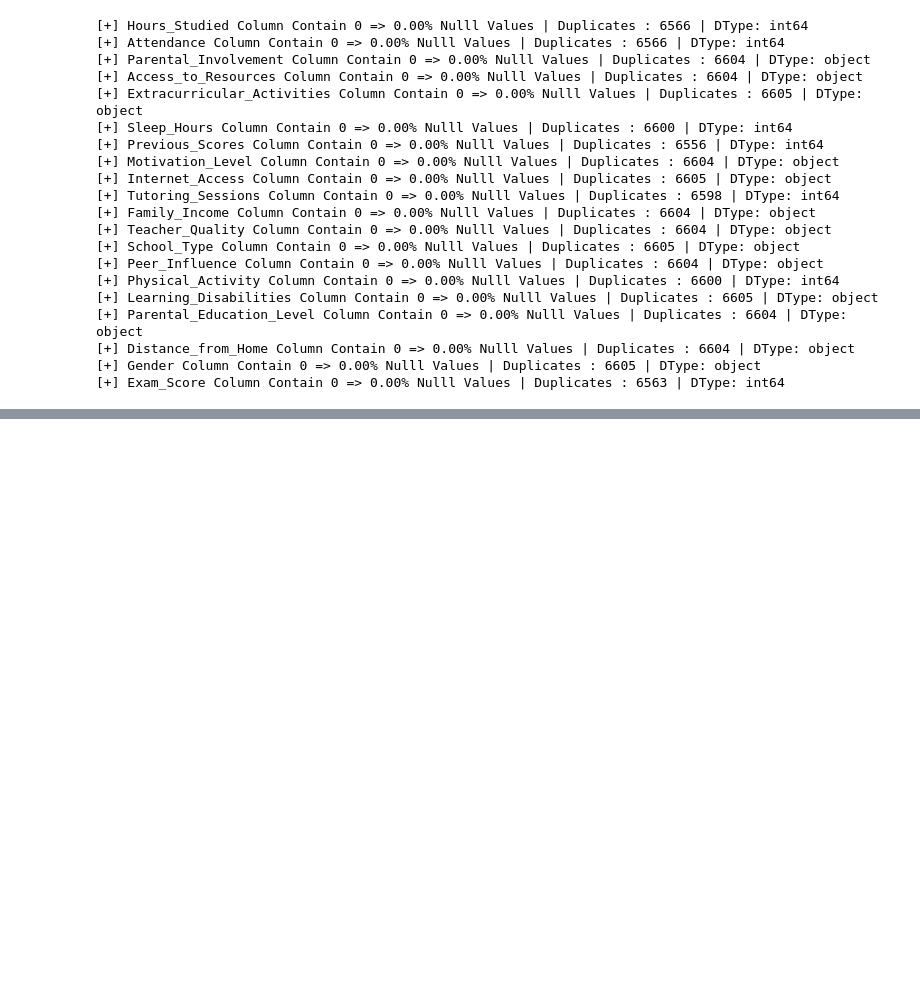
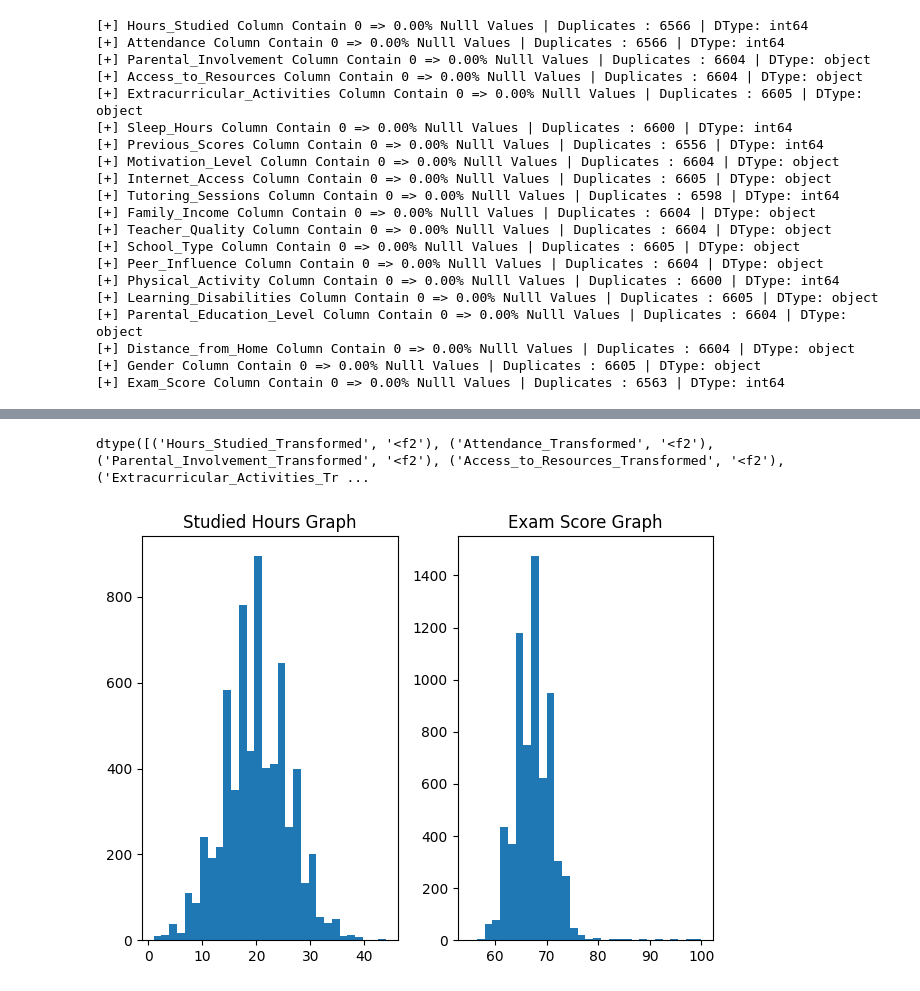
Before and after one commit to Gho-byte/EduPredict, a Jupyter notebook: NoteBooks/EduPredict_transform_dataset.ipynb, the cells around one changed output, grey strips where cells are left out. Cells and saved outputs as stored; diff of their text form; code cells hidden in the pictures; blank space fills up the shorter version.

Commit message:
feat: complate clean | transform phases

```diff
--- a/NoteBooks/EduPredict_transform_dataset.ipynb
+++ b/NoteBooks/EduPredict_transform_dataset.ipynb
@@ -170,0 +203,4 @@ transformed_df.to_csv('transformed_df.csv', index=False, index_label=False, enco
+# %%
+dt
+# %% [output]
+dtype([('Hours_Studied_Transformed', '<f2'), ('Attendance_Transformed', '<f2'), ('Parental_Involvement_Transformed', '<f2'), ('Access_to_Resources_Transformed', '<f2'), ('Extracurricular_Activities_Tr ...
@@ -170,0 +214,13 @@ transformed_df.to_csv('transformed_df.csv', index=False, index_label=False, enco
+# %%
+fig, (ax1, ax2) = plt.subplots(1, 2)
+
+ax1.hist(df['Hours_Studied'].values, bins=30)
+ax1.set_title('Studied Hours Graph')
+
+ax2.hist(df['Exam_Score'].values, bins=30)
+ax2.set_title('Exam Score Graph')
+
+plt.tight_layout()
+plt.show()
+# %% [output]
+[figure, added]
```
Also changed, not shown: parts of 15 cells of this notebook, 12 other files.
